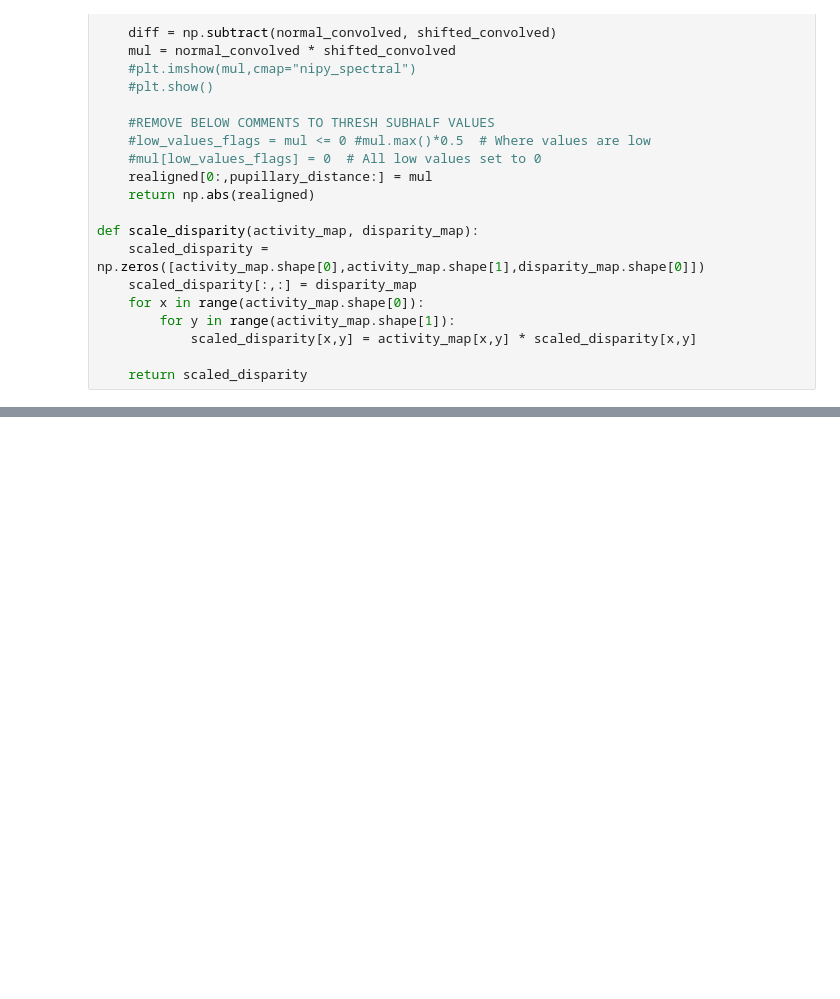
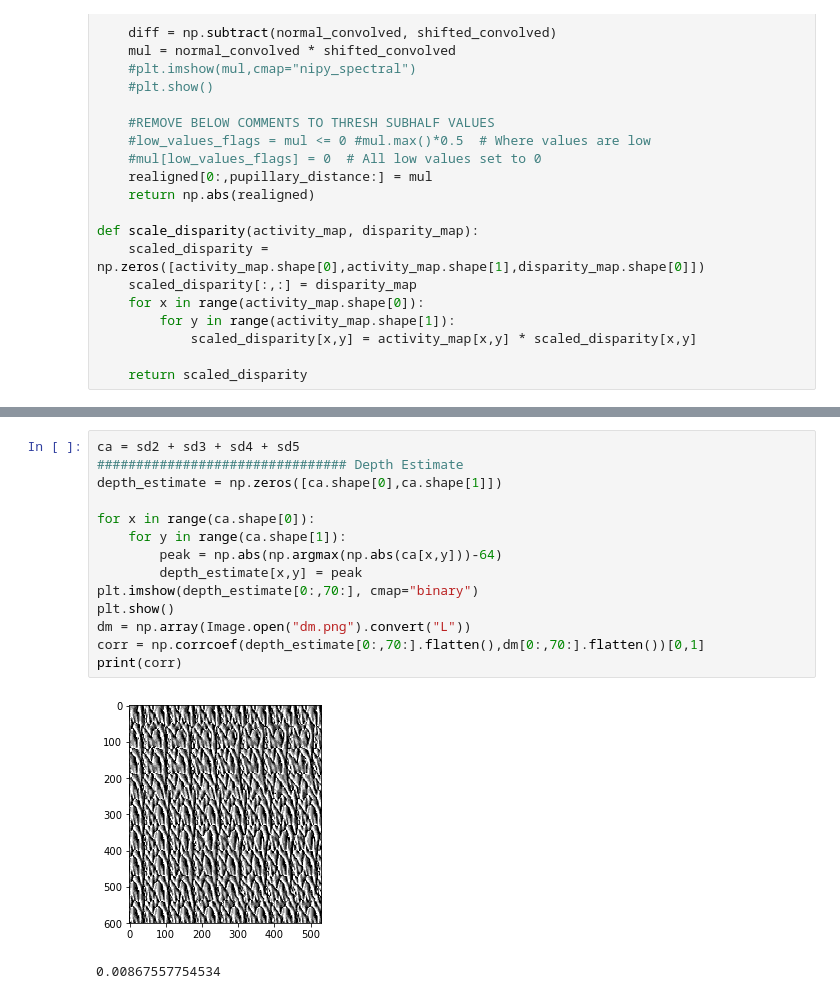
Before and after one commit to Wise61/depth_perception, a Jupyter notebook: correlation.ipynb, the cells around one changed output, grey strips where cells are left out. Drawn from its saved outputs; the diff is of its cells as text; blank space fills up the shorter version.

```diff
--- a/correlation.ipynb
+++ b/correlation.ipynb
@@ -147,0 +147,17 @@ print(r,p)
+# %%
+ca = sd2 + sd3 + sd4 + sd5
+################################ Depth Estimate
+depth_estimate = np.zeros([ca.shape[0],ca.shape[1]])
+
+for x in range(ca.shape[0]):
+    for y in range(ca.shape[1]):
+        peak = np.abs(np.argmax(np.abs(ca[x,y]))-64)
+        depth_estimate[x,y] = peak
+plt.imshow(depth_estimate[0:,70:], cmap="binary")
+plt.show()
+dm = np.array(Image.open("dm.png").convert("L"))
+corr = np.corrcoef(depth_estimate[0:,70:].flatten(),dm[0:,70:].flatten())[0,1]
+print(corr)
+# %% [output]
+[figure, added]
+0.00867557754534
```
Also changed, not shown: parts of 3 cells of this notebook, 1 other file.
